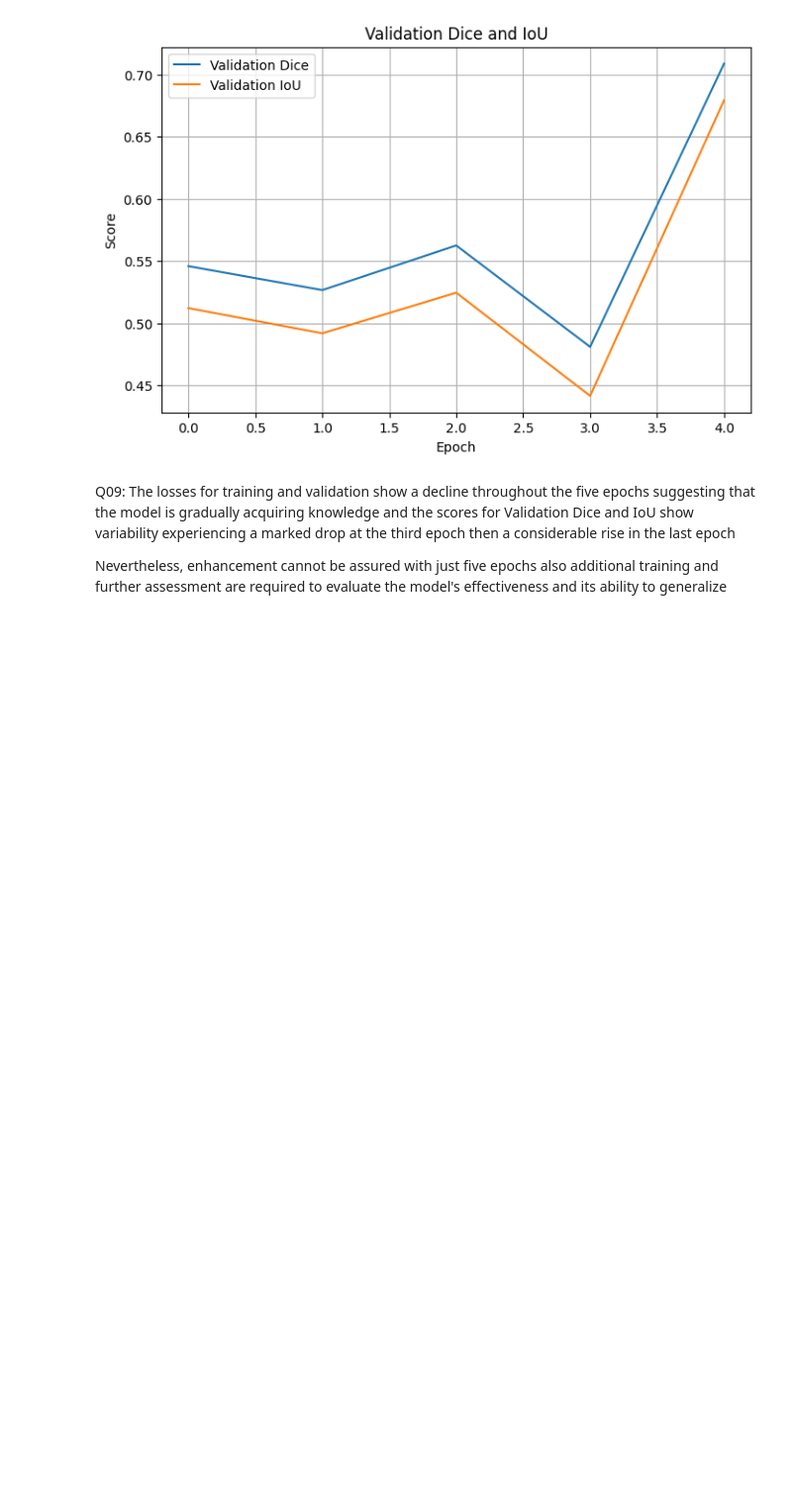
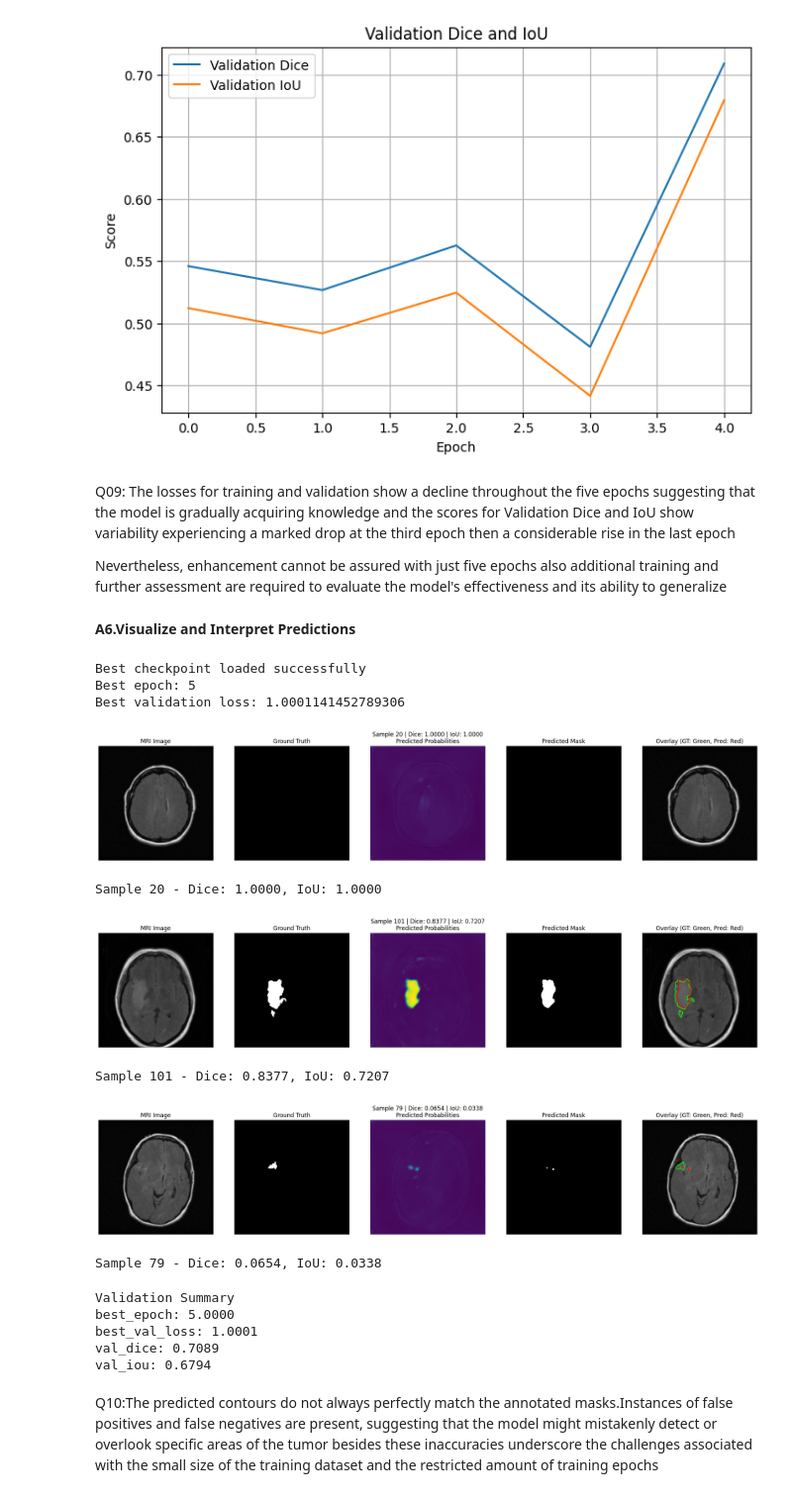
Before and after one commit to benameur21/Brain-Tumor-Segmentation-UNet-TL, a Jupyter notebook: Brain_tumor.ipynb, the cells around one changed output. Shown at 99% size. Saved outputs shown, nothing was run; the diff lists cells and outputs as text; code cells hidden in the pictures; blank space fills up the shorter version.

Commit message:
feat: visualize baseline predictions and evaluate validation performance

```diff
--- a/Brain_tumor.ipynb
+++ b/Brain_tumor.ipynb
@@ -1046,3 +1046,19 @@ Q09:
 The losses for training and validation show a decline throughout the five epochs suggesting that the model is gradually acquiring knowledge and the scores for Validation Dice and IoU show variability experiencing a marked drop at the third epoch then a considerable rise in the last epoch
 
 Nevertheless, enhancement cannot be assured with just five epochs also additional training and further assessment are required to evaluate the model's effectiveness and its ability to generalize
+# %% [markdown]
+**A6.Visualize and Interpret Predictions**
+# %%
+checkpoint = torch.load(BEST_MODEL_PATH, map_location=DEVICE)
+
+model.load_state_dict(checkpoint["model_state_dict"])
+model.to(DEVICE)
+model.eval()
+
+print("Best checkpoint loaded successfully ")
+print("Best epoch:", checkpoint["epoch"])
+print("Best validation loss:", checkpoint["val_loss"])
+# %% [output]
+Best checkpoint loaded successfully
+Best epoch: 5
+Best validation loss: 1.0001141452789306
@@ -1048,0 +1151,40 @@ Nevertheless, enhancement cannot be assured with just five epochs also additiona
+# %%
+visualize_predictions(
+    model=model,
+    dataset=val_dataset,
+    device=DEVICE,
+    num_samples=3,
+    threshold=0.5
+)
+# %% [output]
+[figure, added]
+Sample 20 - Dice: 1.0000, IoU: 1.0000
+[figure, added]
+Sample 101 - Dice: 0.8377, IoU: 0.7207
+[figure, added]
+Sample 79 - Dice: 0.0654, IoU: 0.0338
+# %%
+val_loss, val_dice, val_iou = validate_one_epoch(
+    model,
+    val_loader,
+    DEVICE
+)
+
+validation_summary = {
+    "best_epoch": checkpoint["epoch"],
+    "best_val_loss": checkpoint["val_loss"],
+    "val_dice": val_dice,
+    "val_iou": val_iou
+}
+
+print("Validation Summary")
+for metric, value in validation_summary.items():
+    print(f"{metric}: {value:.4f}")
+# %% [output]
+Validation Summary
+best_epoch: 5.0000
+best_val_loss: 1.0001
+val_dice: 0.7089
+val_iou: 0.6794
+# %% [markdown]
+Q10:The predicted contours do not always perfectly match the annotated masks.Instances of false positives and false negatives are present, suggesting that the model might mistakenly detect or overlook specific areas of the tumor besides these inaccuracies underscore the challenges associated with the small size of the training dataset and the restricted amount of training epochs
```
Also changed, not shown: parts of 1 cell of this notebook.
